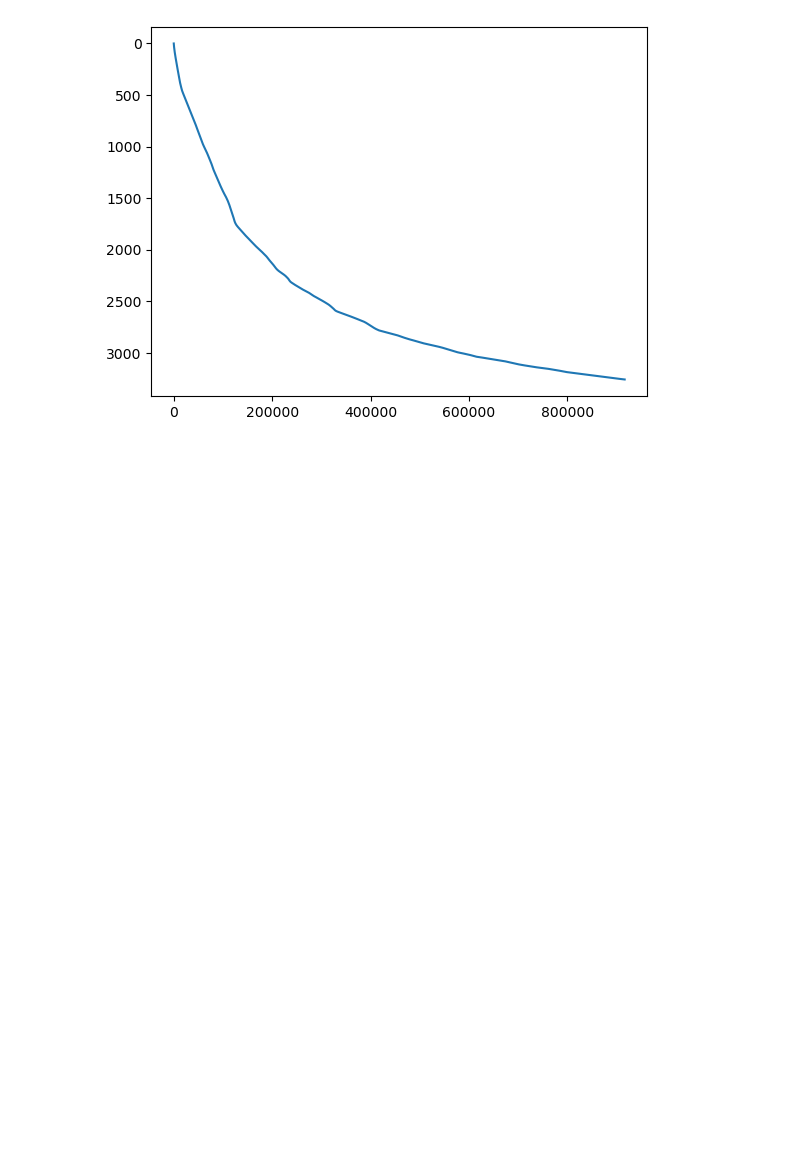
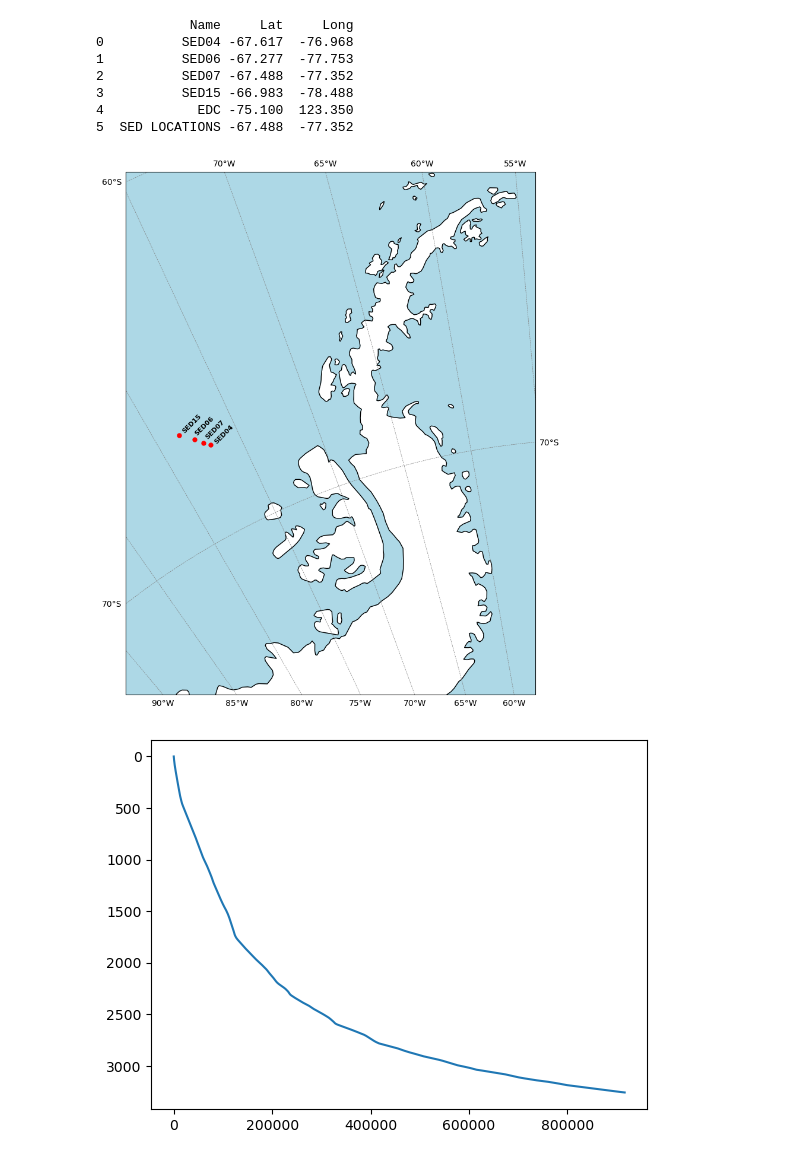
Before and after one commit to qmackay/BICC, a Jupyter notebook: Paleochrono/SedProject/plots.ipynb, the cells around one changed output. Drawn from its saved outputs; the diff is of its cells as text; code cells hidden in the pictures; blank space fills up the shorter version.

```diff
--- a/Paleochrono/SedProject/plots.ipynb
+++ b/Paleochrono/SedProject/plots.ipynb
@@ -5,3 +103,74 @@ import pandas as pd
+# %%
+import matplotlib.pyplot as plt
+import cartopy.crs as ccrs
+import cartopy.feature as cfeature
+import matplotlib.ticker as ticker
+from mpl_toolkits.axes_grid1.inset_locator import inset_axes
+
+def plot_antarctica():
+    fig, ax = plt.subplots(figsize=(8, 20), subplot_kw={"projection": ccrs.Orthographic(central_longitude=-50, central_latitude=-90)})
+
+    # Set the extent to show Peninsula
+    ax.set_extent([-77, -57, -75, -62.5], crs=ccrs.PlateCarree())
+
+    # Add land and ocean features
+    ax.add_feature(cfeature.LAND, color='white')
+    ax.add_feature(cfeature.OCEAN, color='lightblue')
+    ax.add_feature(cfeature.COASTLINE, edgecolor='black')
+    ax.add_feature(cfeature.BORDERS, linestyle=':')
+    ax.add_feature(cfeature.LAKES, color='lightblue', edgecolor='black')
+
+    # Gridlines for reference
+    gl = ax.gridlines(draw_labels=True, linestyle="--", linewidth=0.5, color="gray")
+    gl.xlabels_top = False  # Remove top longitude labels
+    gl.xlabels_bottom = False  # Keep bottom longitude labels
+    gl.ylabels_left = False  # Keep left latitude labels
+    gl.ylabels_right = False  # Remove right latitude labels
+
+    #change # of labels
+    gl.xlocator = ticker.MaxNLocator(integer=True, prune='lower', nbins=9)  # More longitude labels
+    gl.ylocator = ticker.MultipleLocator(10)  # More latitude labels
+
+    # Input coordinates (example: you can modify this as needed)
+    lat_long = "E:/GitHub/BICC/Paleochrono/SedProject/Figs/LatLongData.txt"
+    lat_long = pd.read_csv(lat_long, comment="#", delimiter="\t", names=["Name", "Lat", "Long"])
+
+    print(lat_long)
+
+    for i in range(0,4): #pulling lat long data
+        lat = lat_long["Lat"][i]
+        lon = lat_long["Long"][i]
+        ax.plot(lon, lat, marker='o', ms=5, color='red', transform=ccrs.PlateCarree())  # Red dot at lat/lon
+        i+=1
+
+    u = 0
+    ax.text(lat_long['Long'][u]+0.2, lat_long['Lat'][u]+0, lat_long["Name"][u], transform=ccrs.PlateCarree(), fontsize=8, color='black',
+        weight='bold', rotation=45)
+    u+=1
+    ax.text(lat_long['Long'][u]+0.1, lat_long['Lat'][u]+0.1, lat_long["Name"][u], transform=ccrs.PlateCarree(), fontsize=8, color='black',
+        weight='bold', rotation=45)
+    u+=1
+    ax.text(lat_long['Long'][u]+0.2, lat_long['Lat'][u]+0.1, lat_long["Name"][u], transform=ccrs.PlateCarree(), fontsize=8, color='black',
+        weight='bold', rotation=45)
+    u+=1
+    ax.text(lat_long['Long'][u]+0.20, lat_long['Lat'][u]+0.03, lat_long["Name"][u], transform=ccrs.PlateCarree(), fontsize=8, color='black',
+        weight='bold', rotation=45)
+
+    plt.tight_layout()
+
+# Run the function to display the map
+plot_antarctica()
+
+plt.savefig("E:/GitHub/BICC/Paleochrono/SedProject/Figs/Antarctica_peninsula_map.png", dpi=300)
+# %% [output]
+            Name     Lat     Long
+0          SED04 -67.617  -76.968
+1          SED06 -67.277  -77.753
+2          SED07 -67.488  -77.352
+3          SED15 -66.983  -78.488
+4            EDC -75.100  123.350
+5  SED LOCATIONS -67.488  -77.352
+[figure, added]
 # %%
 # EDC Ice Age Plot
 
```
Also changed, not shown: parts of 2 cells of this notebook, 24 other files.
